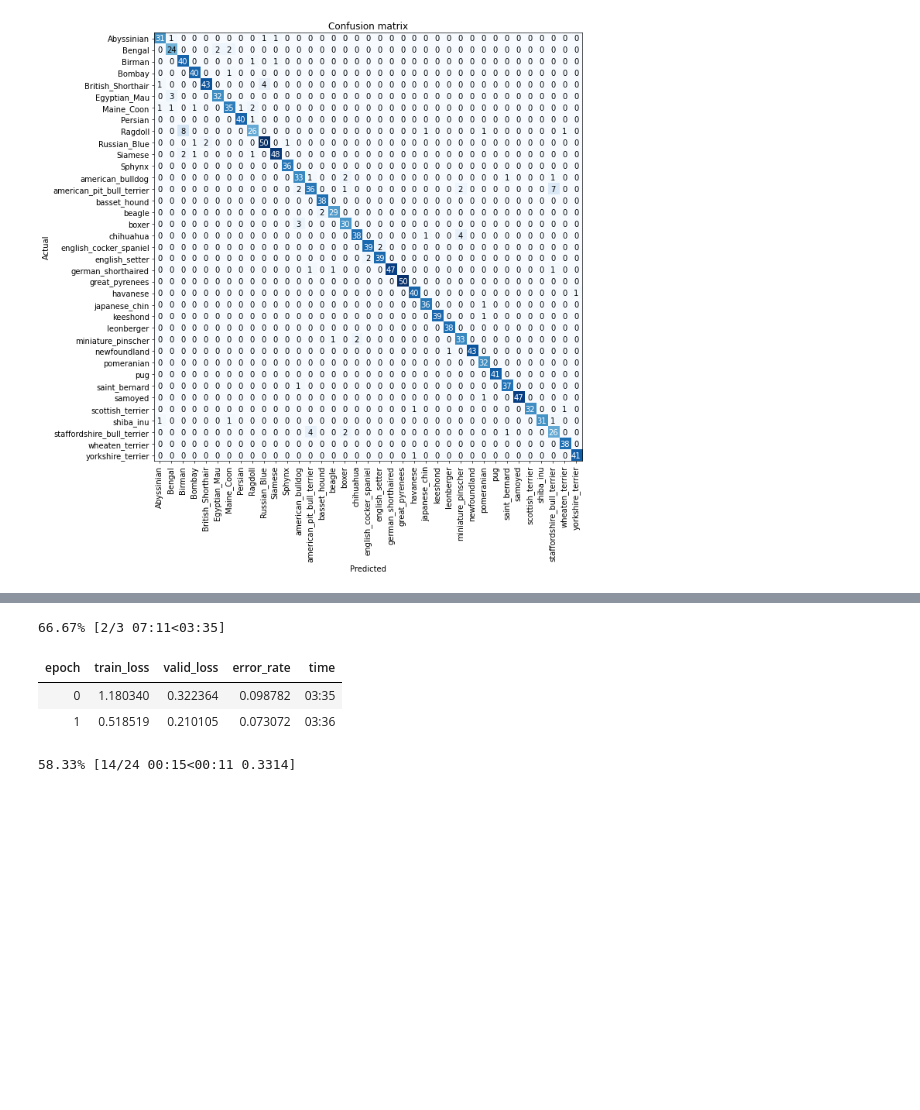
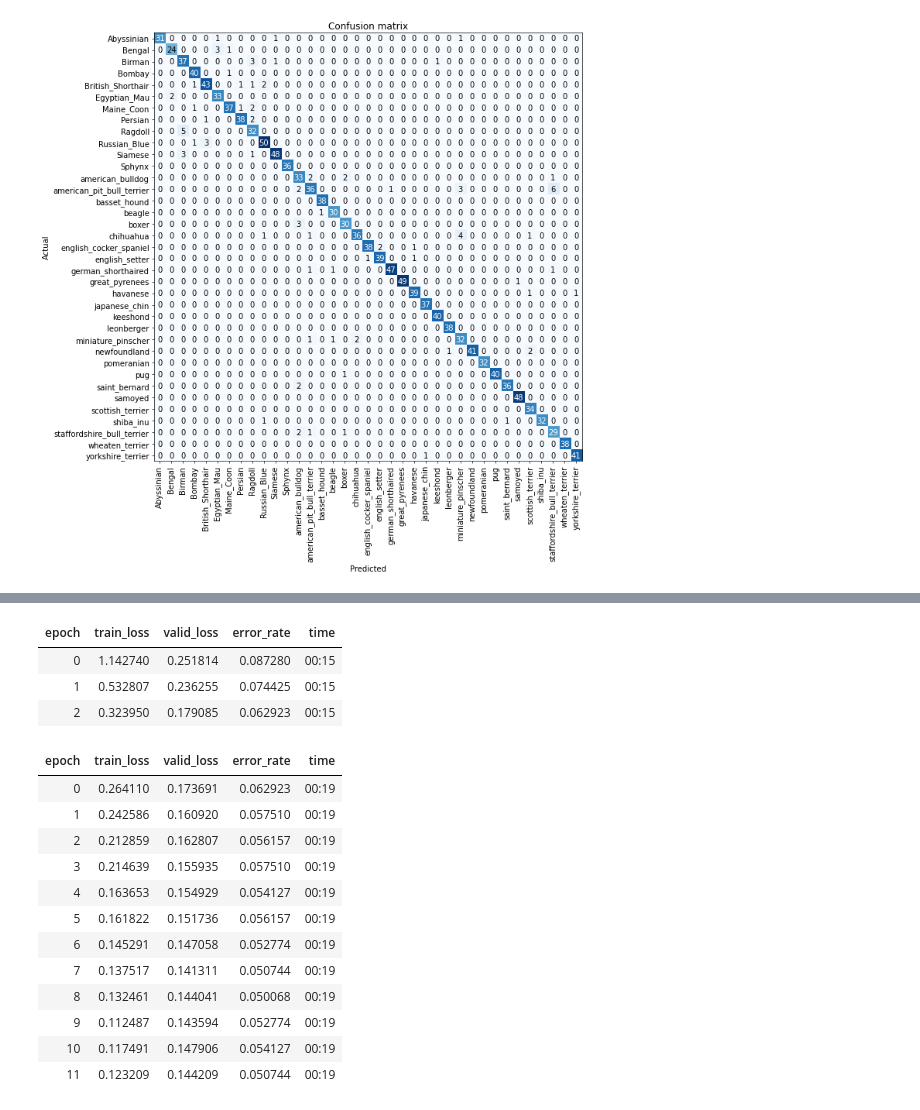
Before and after one commit to atozncoder/ai, a Jupyter notebook: BookChapter5.ipynb, the cells around one changed output, grey strips where cells are left out. Drawn from its saved outputs; the diff is of its cells as text; code cells hidden in the pictures; blank space fills up the shorter version.

```diff
--- a/BookChapter5.ipynb
+++ b/BookChapter5.ipynb
@@ -333,11 +341,23 @@ learn.fit_one_cycle(6, lr_max=1e-5)
 # %%
 learn = vision_learner(dls, resnet34, metrics=error_rate)
 learn.fit_one_cycle(3, 3e-3)
-# learn.unfreeze()
-# learn.fit_one_cycle(12, lr_max=slice(1e-6,1e-4))
+learn.unfreeze()
+learn.fit_one_cycle(12, lr_max=slice(1e-6,1e-4))
 # %% [output]
-66.67% [2/3 07:11<03:35]
 | epoch | train_loss | valid_loss | error_rate | time |
-| 0 | 1.180340 | 0.322364 | 0.098782 | 03:35 |
-| 1 | 0.518519 | 0.210105 | 0.073072 | 03:36 |
+| 0 | 1.142740 | 0.251814 | 0.087280 | 00:15 |
+| 1 | 0.532807 | 0.236255 | 0.074425 | 00:15 |
+| 2 | 0.323950 | 0.179085 | 0.062923 | 00:15 |
-58.33% [14/24 00:15<00:11 0.3314]
+| epoch | train_loss | valid_loss | error_rate | time |
+| 0 | 0.264110 | 0.173691 | 0.062923 | 00:19 |
+| 1 | 0.242586 | 0.160920 | 0.057510 | 00:19 |
+| 2 | 0.212859 | 0.162807 | 0.056157 | 00:19 |
+| 3 | 0.214639 | 0.155935 | 0.057510 | 00:19 |
+| 4 | 0.163653 | 0.154929 | 0.054127 | 00:19 |
+| 5 | 0.161822 | 0.151736 | 0.056157 | 00:19 |
+| 6 | 0.145291 | 0.147058 | 0.052774 | 00:19 |
+| 7 | 0.137517 | 0.141311 | 0.050744 | 00:19 |
+| 8 | 0.132461 | 0.144041 | 0.050068 | 00:19 |
+| 9 | 0.112487 | 0.143594 | 0.052774 | 00:19 |
+| 10 | 0.117491 | 0.147906 | 0.054127 | 00:19 |
+| 11 | 0.123209 | 0.144209 | 0.050744 | 00:19 |
```
Also changed, not shown: parts of 18 cells of this notebook.
